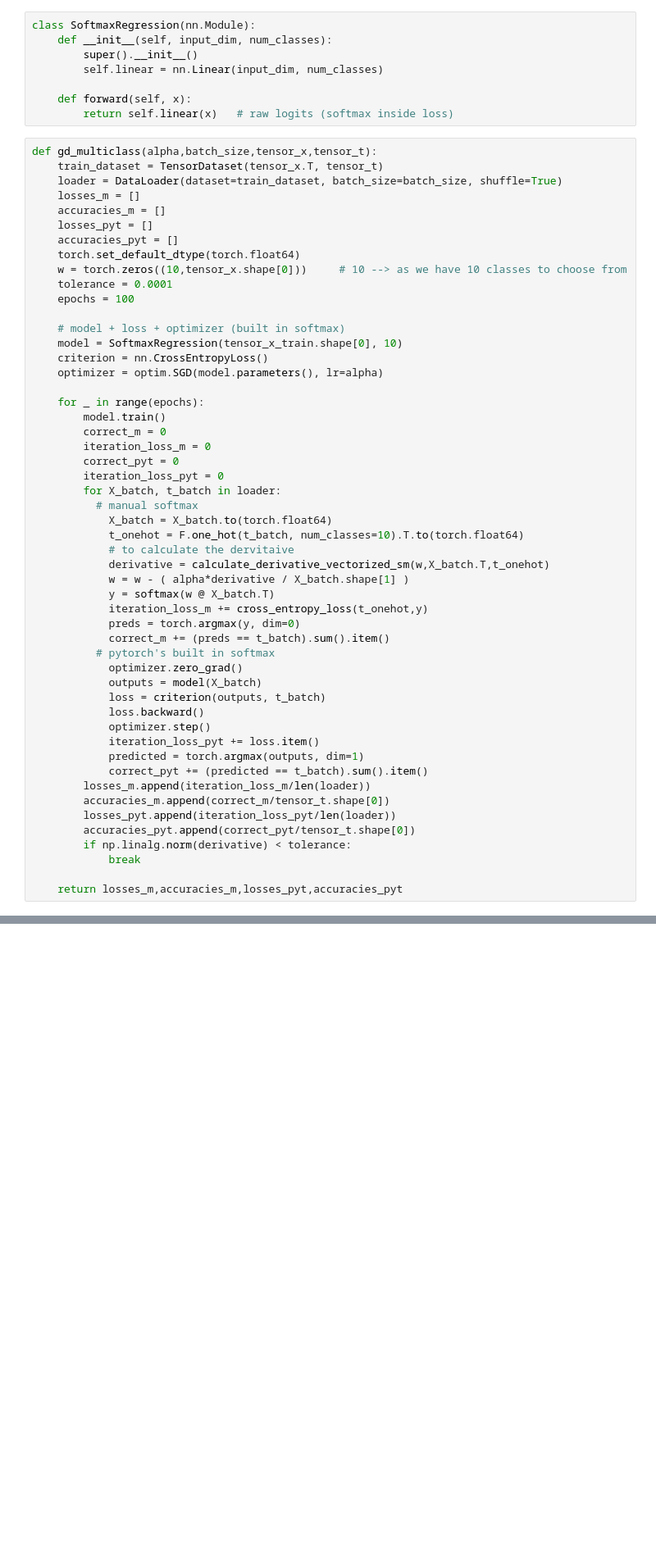
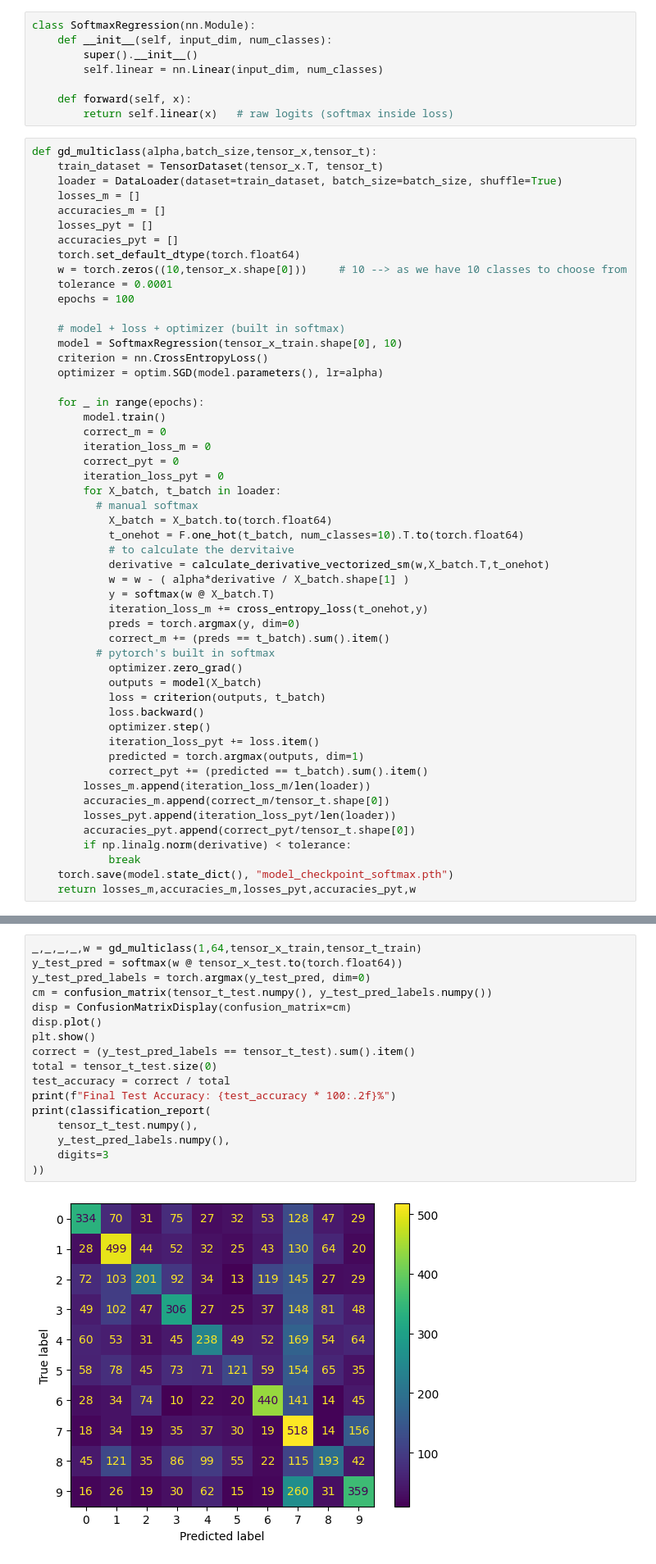
Before and after one commit to bassam-14/Logistic-Softmax-Regression-Neural-Nets, a Jupyter notebook: log_reg.ipynb, the cells around one changed output, grey strips where cells are left out. Shown at 82% size. Saved outputs shown, nothing was run; the diff lists cells and outputs as text; blank space fills up the shorter version.

```diff
--- a/log_reg.ipynb
+++ b/log_reg.ipynb
@@ -230,6 +256,6 @@ def gd_multiclass(alpha,batch_size,tensor_x,tensor_t):
         accuracies_pyt.append(correct_pyt/tensor_t.shape[0])
         if np.linalg.norm(derivative) < tolerance:
             break
-
-    return losses_m,accuracies_m,losses_pyt,accuracies_pyt
+    torch.save(model.state_dict(), "model_checkpoint_softmax.pth")
+    return losses_m,accuracies_m,losses_pyt,accuracies_pyt,w
 # %%
@@ -275,3 +301,22 @@ plt.legend()
 plt.show()
 # %% [output]
 [figure]
+# %%
+_,_,_,_,w = gd_multiclass(1,64,tensor_x_train,tensor_t_train)
+y_test_pred = softmax(w @ tensor_x_test.to(torch.float64))
+y_test_pred_labels = torch.argmax(y_test_pred, dim=0)
+cm = confusion_matrix(tensor_t_test.numpy(), y_test_pred_labels.numpy())
+disp = ConfusionMatrixDisplay(confusion_matrix=cm)
+disp.plot()
+plt.show()
+correct = (y_test_pred_labels == tensor_t_test).sum().item()
+total = tensor_t_test.size(0)
+test_accuracy = correct / total
+print(f"Final Test Accuracy: {test_accuracy * 100:.2f}%")
+print(classification_report(
+    tensor_t_test.numpy(),
+    y_test_pred_labels.numpy(),
+    digits=3
+))
+# %% [output]
+[figure, added]
```
Also changed, not shown: parts of 10 cells of this notebook, 2 other files.
